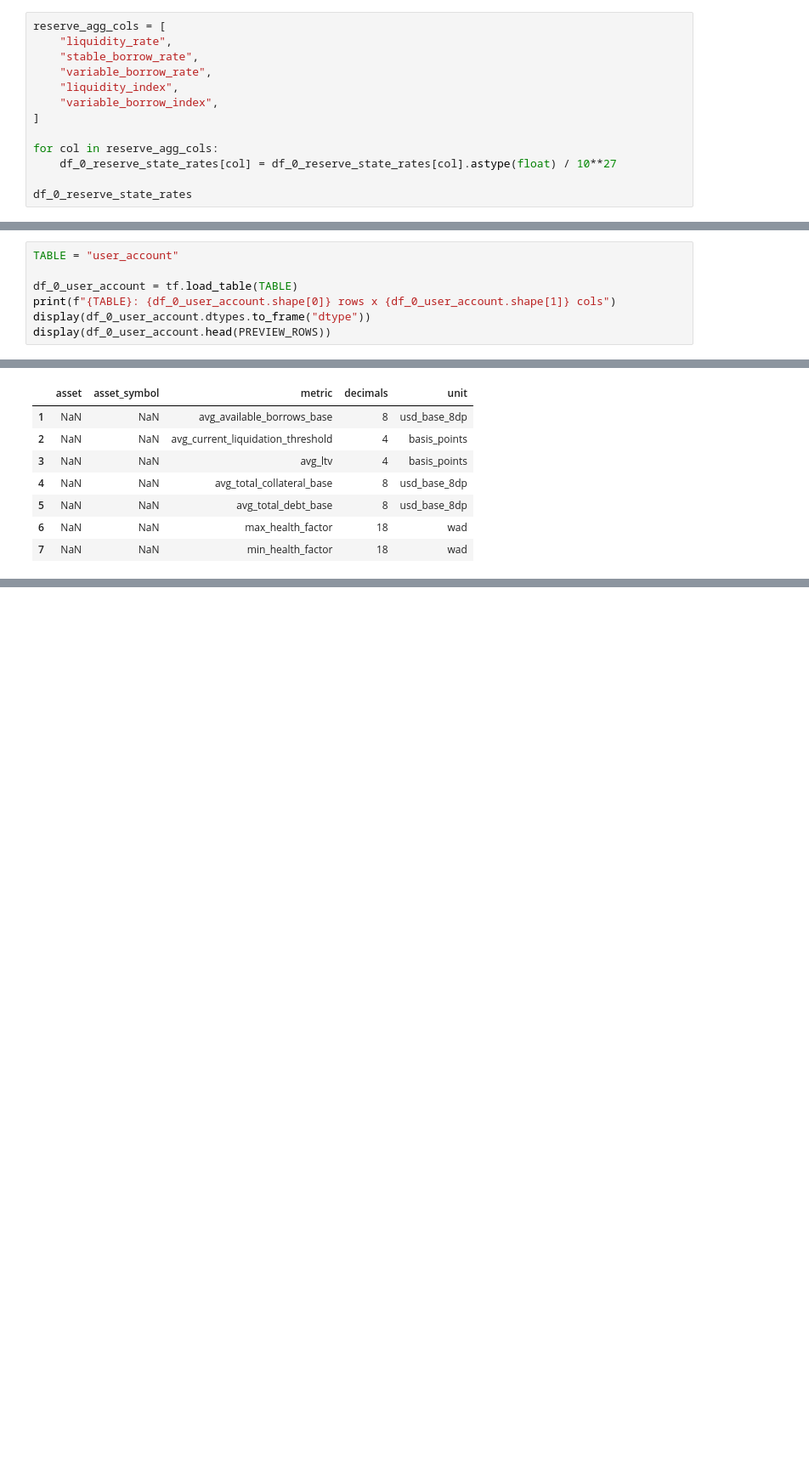
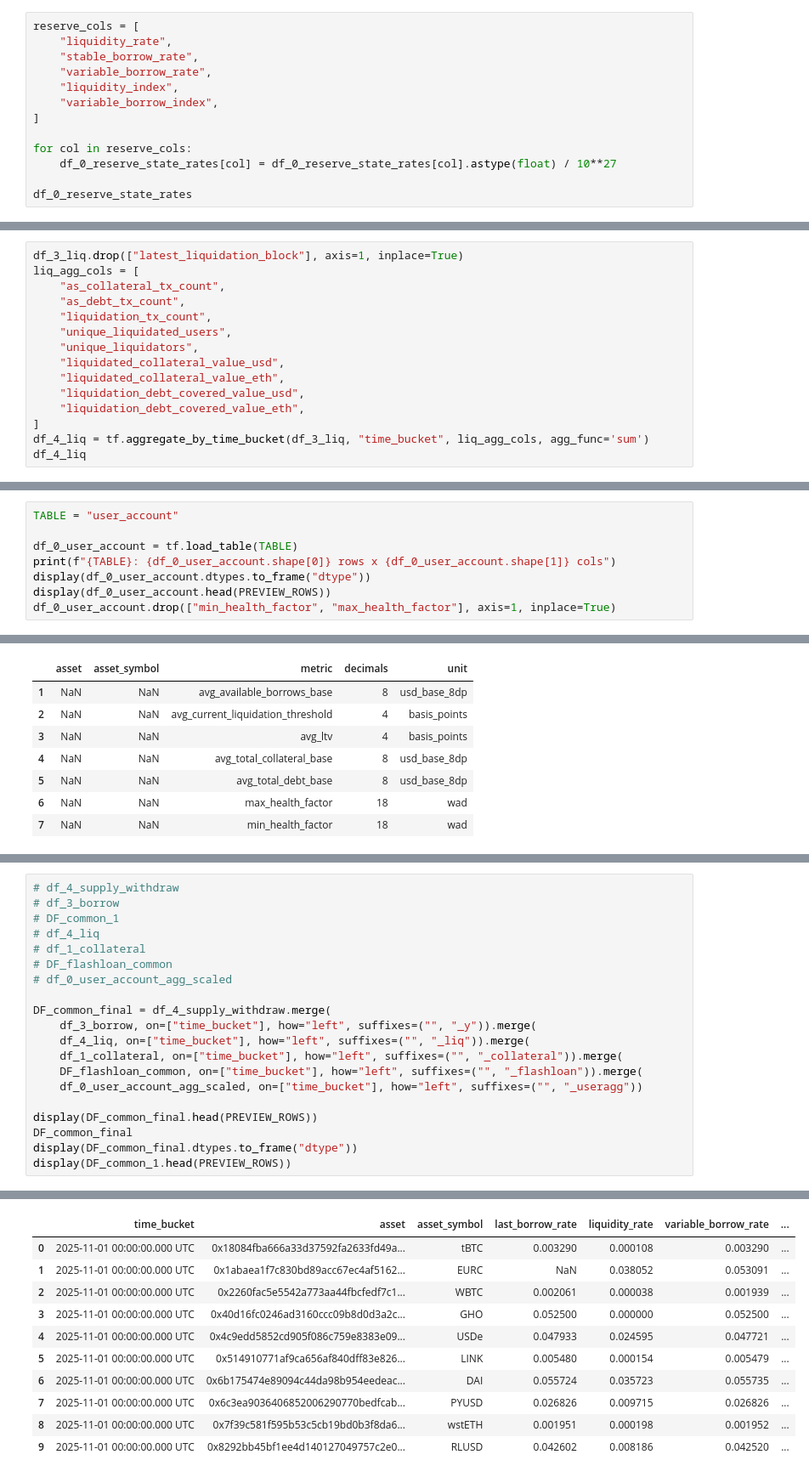
Before and after one commit to md-arham-ali/AAve_v3.1_Credit_risk_scoring, a Jupyter notebook: transform.ipynb, the cells around one changed output, grey strips where cells are left out. Shown at 85% size. Drawn from its saved outputs; the diff is of its cells as text; blank space fills up the shorter version.

```diff
--- a/transform.ipynb
+++ b/transform.ipynb
@@ -553,7 +553,7 @@ reserve_state_rates: 10907 rows x 8 cols
 | 8 | 2025-11-01 00:00:00.000 UTC | 0x62c6e813b9589c3631ba0cdb013acdb... | 0 | 0 | 0 | 1000000000000000000000000000 | ... |
 | 9 | 2025-11-01 00:00:00.000 UTC | 0x6b175474e89094c44da98b954eedeac... | 35722721057069715073784428 | 55734858505050390880307704 | 0 | 1142630661646218620115001384 | ... |
 # %%
-reserve_agg_cols = [
+reserve_cols = [
     "liquidity_rate",
     "stable_borrow_rate",
     "variable_borrow_rate",
@@ -561,7 +561,7 @@ reserve_agg_cols = [
     "variable_borrow_index",
 ]
 
-for col in reserve_agg_cols:
+for col in reserve_cols:
     df_0_reserve_state_rates[col] = df_0_reserve_state_rates[col].astype(float) / 10**27
 
 df_0_reserve_state_rates
@@ -777,0 +793,15 @@ query_7711290: 82 rows x 5 cols
+# %%
+df_3_liq.drop(["latest_liquidation_block"], axis=1, inplace=True)
+liq_agg_cols = [
+    "as_collateral_tx_count",
+    "as_debt_tx_count",
+    "liquidation_tx_count",
+    "unique_liquidated_users",
+    "unique_liquidators",
+    "liquidated_collateral_value_usd",
+    "liquidated_collateral_value_eth",
+    "liquidation_debt_covered_value_usd",
+    "liquidation_debt_covered_value_eth",
+]
+df_4_liq = tf.aggregate_by_time_bucket(df_3_liq, "time_bucket", liq_agg_cols, agg_func='sum')
+df_4_liq
@@ -963,6 +1039,7 @@ df_0_user_account = tf.load_table(TABLE)
 print(f"{TABLE}: {df_0_user_account.shape[0]} rows x {df_0_user_account.shape[1]} cols")
 display(df_0_user_account.dtypes.to_frame("dtype"))
 display(df_0_user_account.head(PREVIEW_ROWS))
+df_0_user_account.drop(["min_health_factor", "max_health_factor"], axis=1, inplace=True)
 # %% [output]
 user_account: 289 rows x 10 cols
 |  | dtype |
@@ -1160,0 +1137,21 @@ df_0_user_account_agg_scaled
+# %%
+# df_4_supply_withdraw
+# df_3_borrow
+# DF_common_1
+# df_4_liq
+# df_1_collateral
+# DF_flashloan_common
+# df_0_user_account_agg_scaled
+
+DF_common_final = df_4_supply_withdraw.merge(
+    df_3_borrow, on=["time_bucket"], how="left", suffixes=("", "_y")).merge(
+    df_4_liq, on=["time_bucket"], how="left", suffixes=("", "_liq")).merge(
+    df_1_collateral, on=["time_bucket"], how="left", suffixes=("", "_collateral")).merge(
+    DF_flashloan_common, on=["time_bucket"], how="left", suffixes=("", "_flashloan")).merge(
+    df_0_user_account_agg_scaled, on=["time_bucket"], how="left", suffixes=("", "_useragg"))
+
+display(DF_common_final.head(PREVIEW_ROWS))
+DF_common_final
+display(DF_common_final.dtypes.to_frame("dtype"))
+display(DF_common_1.head(PREVIEW_ROWS))
+# %% [output]
@@ -1160,0 +1187,11 @@ df_0_user_account_agg_scaled
+|  | time_bucket | asset | asset_symbol | last_borrow_rate | liquidity_rate | variable_borrow_rate | ... |
+| 0 | 2025-11-01 00:00:00.000 UTC | 0x18084fba666a33d37592fa2633fd49a... | tBTC | 0.003290 | 0.000108 | 0.003290 | ... |
+| 1 | 2025-11-01 00:00:00.000 UTC | 0x1abaea1f7c830bd89acc67ec4af5162... | EURC | NaN | 0.038052 | 0.053091 | ... |
+| 2 | 2025-11-01 00:00:00.000 UTC | 0x2260fac5e5542a773aa44fbcfedf7c1... | WBTC | 0.002061 | 0.000038 | 0.001939 | ... |
+| 3 | 2025-11-01 00:00:00.000 UTC | 0x40d16fc0246ad3160ccc09b8d0d3a2c... | GHO | 0.052500 | 0.000000 | 0.052500 | ... |
+| 4 | 2025-11-01 00:00:00.000 UTC | 0x4c9edd5852cd905f086c759e8383e09... | USDe | 0.047933 | 0.024595 | 0.047721 | ... |
+| 5 | 2025-11-01 00:00:00.000 UTC | 0x514910771af9ca656af840dff83e826... | LINK | 0.005480 | 0.000154 | 0.005479 | ... |
+| 6 | 2025-11-01 00:00:00.000 UTC | 0x6b175474e89094c44da98b954eedeac... | DAI | 0.055724 | 0.035723 | 0.055735 | ... |
+| 7 | 2025-11-01 00:00:00.000 UTC | 0x6c3ea9036406852006290770bedfcab... | PYUSD | 0.026826 | 0.009715 | 0.026826 | ... |
+| 8 | 2025-11-01 00:00:00.000 UTC | 0x7f39c581f595b53c5cb19bd0b3f8da6... | wstETH | 0.001951 | 0.000198 | 0.001952 | ... |
+| 9 | 2025-11-01 00:00:00.000 UTC | 0x8292bb45bf1ee4d140127049757c2e0... | RLUSD | 0.042602 | 0.008186 | 0.042520 | ... |
```
Also changed, not shown: parts of 13 cells of this notebook, 5 other files.
